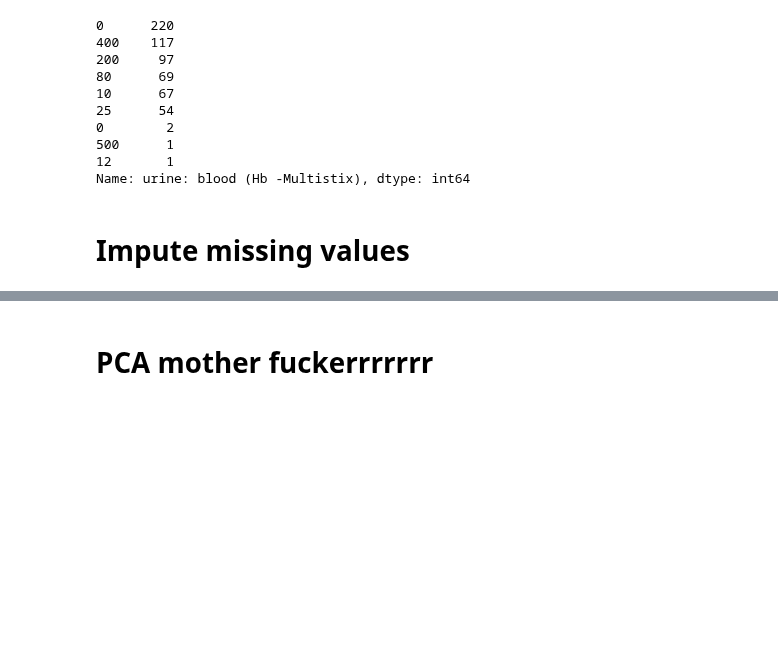
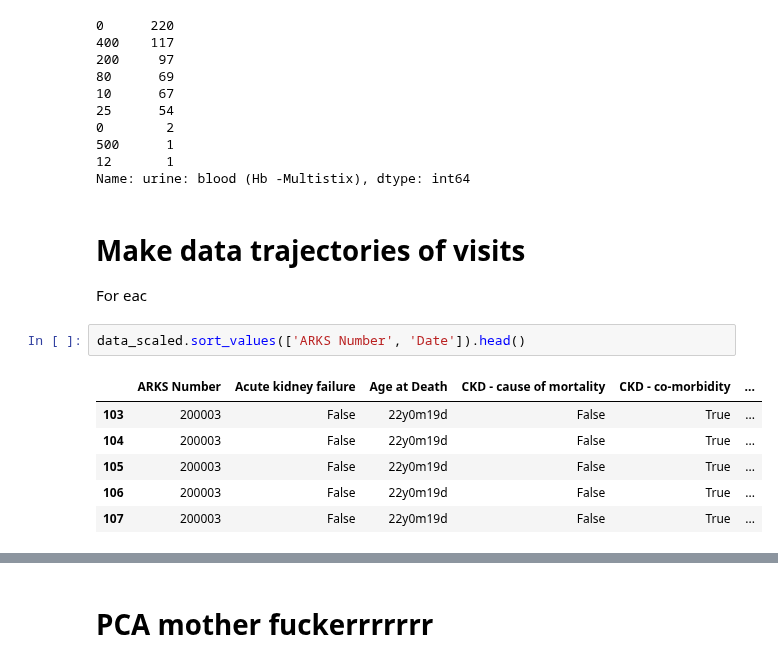
Before and after one commit to ruthpearson/CatHack, a Jupyter notebook: big_cats/GROUP_imputation.ipynb, the cells around one changed output, grey strips where cells are left out. Cells and saved outputs as stored; diff of their text form; blank space fills up the shorter version.

Commit message:
started creating visit trajectories

```diff
--- a/big_cats/GROUP_imputation.ipynb
+++ b/big_cats/GROUP_imputation.ipynb
@@ -494,5 +494,15 @@ data_scaled['urine: blood (Hb -Multistix)'].value_counts()
 500      1
 12       1
 Name: urine: blood (Hb -Multistix), dtype: int64
-# %% [markdown]
-# Impute missing values
+# %% [markdown]
+# Make data trajectories of visits
+For eac
+# %%
+data_scaled.sort_values(['ARKS Number', 'Date']).head()
+# %% [output]
+|  | ARKS Number | Acute kidney failure | Age at Death | CKD - cause of mortality | CKD - co-morbidity | ... |
+| 103 | 200003 | False | 22y0m19d | False | True | ... |
+| 104 | 200003 | False | 22y0m19d | False | True | ... |
+| 105 | 200003 | False | 22y0m19d | False | True | ... |
+| 106 | 200003 | False | 22y0m19d | False | True | ... |
+| 107 | 200003 | False | 22y0m19d | False | True | ... |
```
Also changed, not shown: parts of 12 cells of this notebook.
